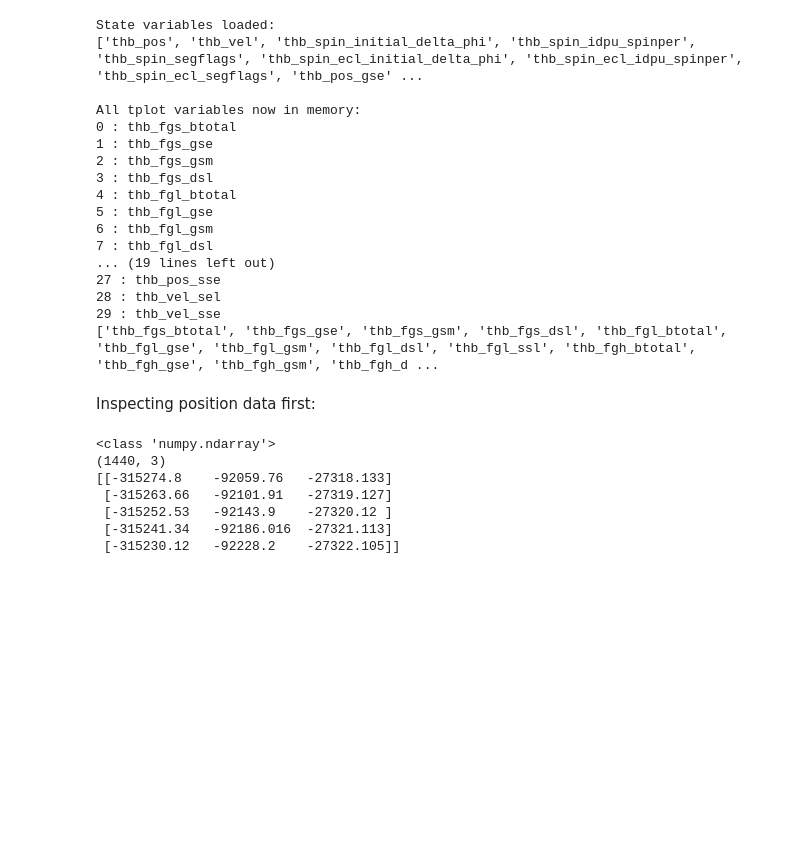
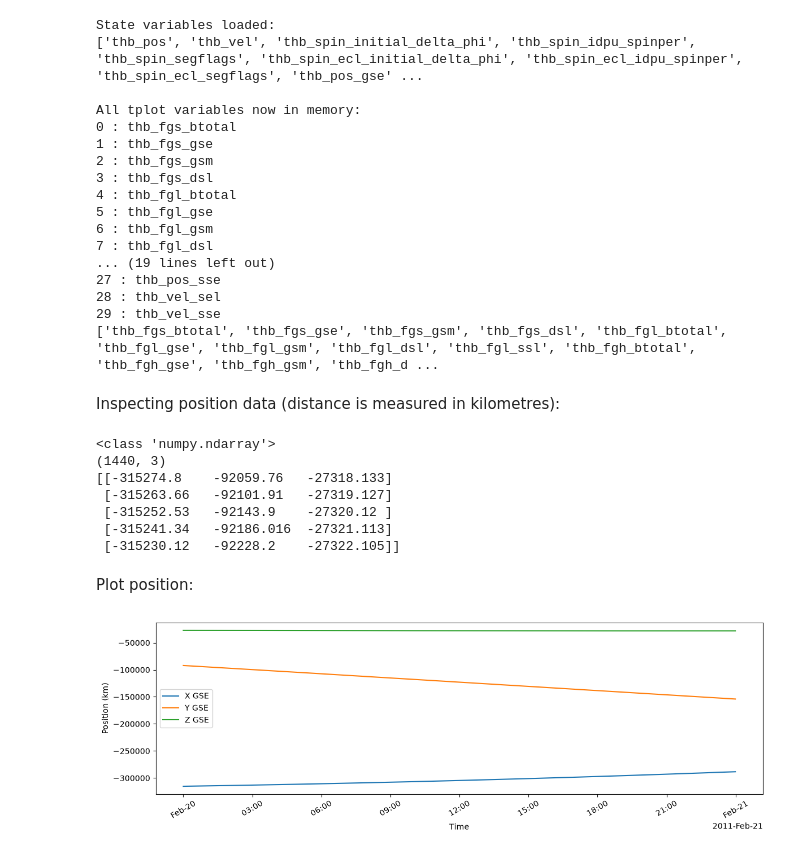
Before and after one commit to yulunwu000/artemis-lunar-plasma, a Jupyter notebook: notebooks/00_pyspedas_test.ipynb, the cells around one changed output. Saved outputs shown, nothing was run; the diff lists cells and outputs as text; code cells hidden in the pictures; blank space fills up the shorter version.

Commit message:
explored THB state data and plotted magnetic field against time and relative positions of TBH wrt Moon.

```diff
--- a/notebooks/00_pyspedas_test.ipynb
+++ b/notebooks/00_pyspedas_test.ipynb
@@ -435,7 +435,7 @@ All tplot variables now in memory:
 29 : thb_vel_sse
 ['thb_fgs_btotal', 'thb_fgs_gse', 'thb_fgs_gsm', 'thb_fgs_dsl', 'thb_fgl_btotal', 'thb_fgl_gse', 'thb_fgl_gsm', 'thb_fgl_dsl', 'thb_fgl_ssl', 'thb_fgh_btotal', 'thb_fgh_gse', 'thb_fgh_gsm', 'thb_fgh_d ...
 # %% [markdown]
-Inspecting position data first:
+Inspecting position data (distance is measured in kilometres):
 # %%
 times_pos, R_gse, meta = get_data("thb_pos_gse")
 
@@ -451,3 +451,25 @@ print(R_gse[:5])
  [-315252.53   -92143.9    -27320.12 ]
  [-315241.34   -92186.016  -27321.113]
  [-315230.12   -92228.2    -27322.105]]
+# %% [markdown]
+Plot position:
+# %%
+dt_pos = time_datetime(times_pos)
+
+X = R_gse[:, 0]
+Y = R_gse[:, 1]
+Z = R_gse[:, 2]
+
+plt.figure(figsize=(12, 4))
+plt.plot(dt_pos, X, label="X GSE")
+plt.plot(dt_pos, Y, label="Y GSE")
+plt.plot(dt_pos, Z, label="Z GSE")
+
+plt.xlabel("Time")
+plt.ylabel("Position (km)")
+plt.legend()
+plt.xticks(rotation=30)
+plt.tight_layout()
+plt.show()
+# %% [output]
+[figure, added]
```
Also changed, not shown: parts of 10 cells of this notebook.
